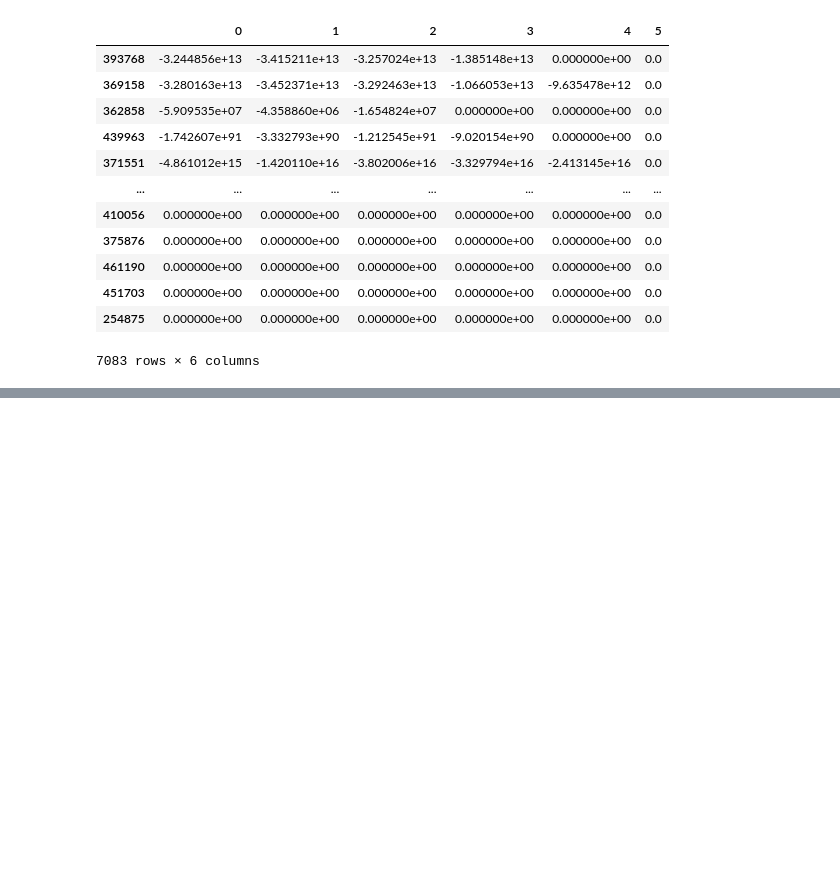
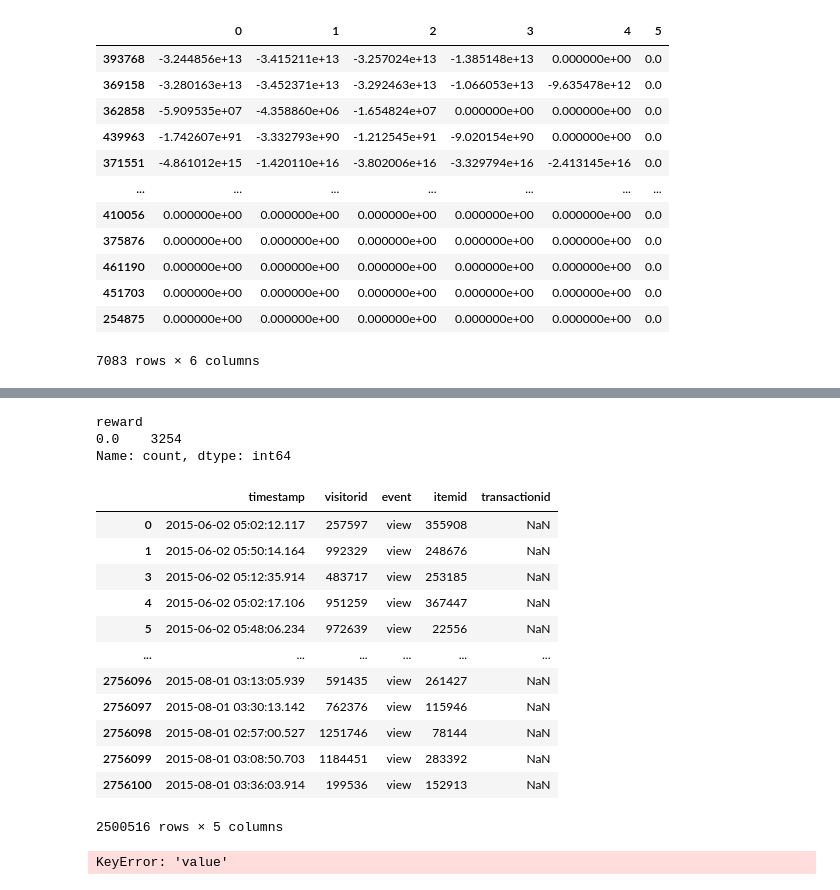
Before and after one commit to fldamaceno/E-commerce-recommender-system, a Jupyter notebook: Simulations.ipynb, the cells around one changed output, grey strips where cells are left out. Saved outputs shown, nothing was run; the diff lists cells and outputs as text; code cells hidden in the pictures; blank space fills up the shorter version.

```diff
--- a/Simulations.ipynb
+++ b/Simulations.ipynb
@@ -452,0 +1356,22 @@ weights_df
+# %%
+results[1150086]['reward'].value_counts()
+# %% [output]
+reward
+0.0    3254
+Name: count, dtype: int64
+# %%
+events
+# %% [output]
+|  | timestamp | visitorid | event | itemid | transactionid |
+| 0 | 2015-06-02 05:02:12.117 | 257597 | view | 355908 | NaN |
+| 1 | 2015-06-02 05:50:14.164 | 992329 | view | 248676 | NaN |
+| 3 | 2015-06-02 05:12:35.914 | 483717 | view | 253185 | NaN |
+| 4 | 2015-06-02 05:02:17.106 | 951259 | view | 367447 | NaN |
+| 5 | 2015-06-02 05:48:06.234 | 972639 | view | 22556 | NaN |
+| ... | ... | ... | ... | ... | ... |
+| 2756096 | 2015-08-01 03:13:05.939 | 591435 | view | 261427 | NaN |
+| 2756097 | 2015-08-01 03:30:13.142 | 762376 | view | 115946 | NaN |
+| 2756098 | 2015-08-01 02:57:00.527 | 1251746 | view | 78144 | NaN |
+| 2756099 | 2015-08-01 03:08:50.703 | 1184451 | view | 283392 | NaN |
+| 2756100 | 2015-08-01 03:36:03.914 | 199536 | view | 152913 | NaN |
+2500516 rows × 5 columns
@@ -452,0 +1427,36 @@ weights_df
+# %%
+merged = events.merge(prop_test, on='itemid', how='left')
+# Filter valid properties
+validos = merged[merged['timestamp_y'] <= merged['timestamp_x']].copy()
+# Calculate time difference
+validos['time_diff'] = (validos['timestamp_x'] - validos['timestamp_y'])
+# Get the closest property for each event
+resultado = validos.loc[validos.groupby(['itemid', 'timestamp_x'])['time_diff'].idxmin()].reset_index(drop=True)
+# Drop unnecessary columns
+resultado.drop(columns=['timestamp_y', 'time_diff'], inplace=True)
+# Transform column 'value' into a list of integers
+resultado['value'] = resultado['value'].apply(lambda x: int(x))
+# Map 'value' to '_cat_id' using mapa_categoria
+resultado['_cat_id'] = resultado['value'].map(mapa_categoria)
+# Merge with cat_tree to get category layers
+resultado_final = resultado.merge(cat_tree, on='_cat_id', how='left').drop(columns=['_cat_id'])
+# Handle NaN values in category layers
+resultado_final['root'] = np.nan_to_num(resultado_final['root'])
+resultado_final['layer_1'] = np.nan_to_num(resultado_final['layer_1'])
+resultado_final['layer_2'] = np.nan_to_num(resultado_final['layer_2'])
+resultado_final['layer_3'] = np.nan_to_num(resultado_final['layer_3'])
+resultado_final['layer_4'] = np.nan_to_num(resultado_final['layer_4'])
+resultado_final['layer_5'] = np.nan_to_num(resultado_final['layer_5'])
+# Transform 'root', 'layer_1', 'layer_2', 'layer_3', 'layer_4', 'layer_5' columns from resultado_final into a single vector
+resultado_final['context'] = resultado_final.apply(lambda row: \
+                                                            [row['root'],row['layer_1'],row['layer_2'], \
+                                                            row['layer_3'], row['layer_4'], row['layer_5']], axis=1)
+# Prepare context_events for the user
+context_events = resultado_final[['timestamp_x', 'itemid','context', 'event']].rename(columns={'timestamp_x': 'timestamp'})
+# Transform 'context' column to numpy array
+context_events['context'] = context_events['context'].apply(lambda x: np.array(x))
+# Filter rec_items_test to include only items within the timestamp range of context_events
+rec_items_test = rec_items_test[rec_items_test['timestamp'] \
+                                <= context_events['timestamp'].max()].sort_values(by='timestamp')
+# %% [output]
+KeyError: 'value'
```
Also changed, not shown: parts of 32 cells of this notebook, 3 other files.
